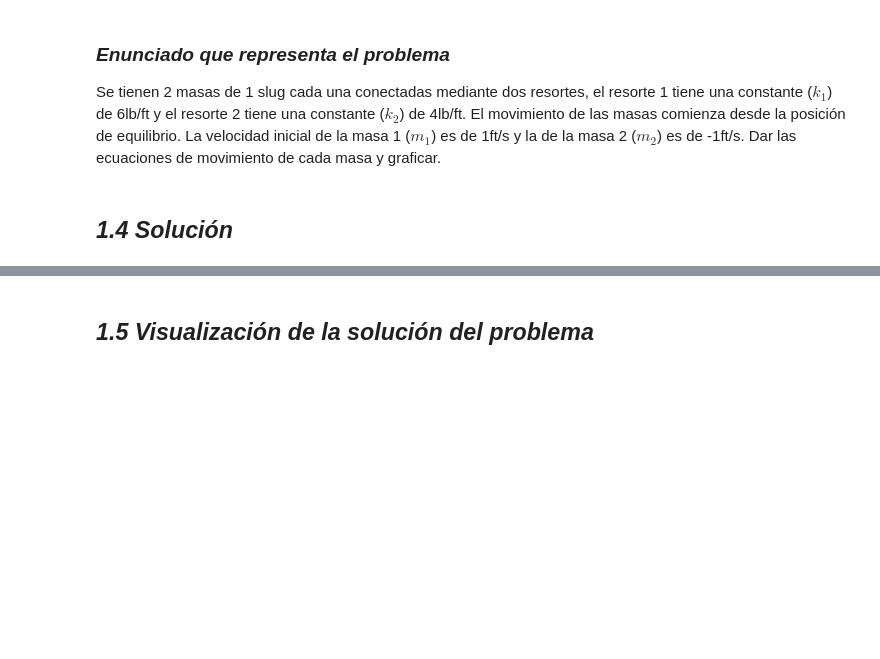
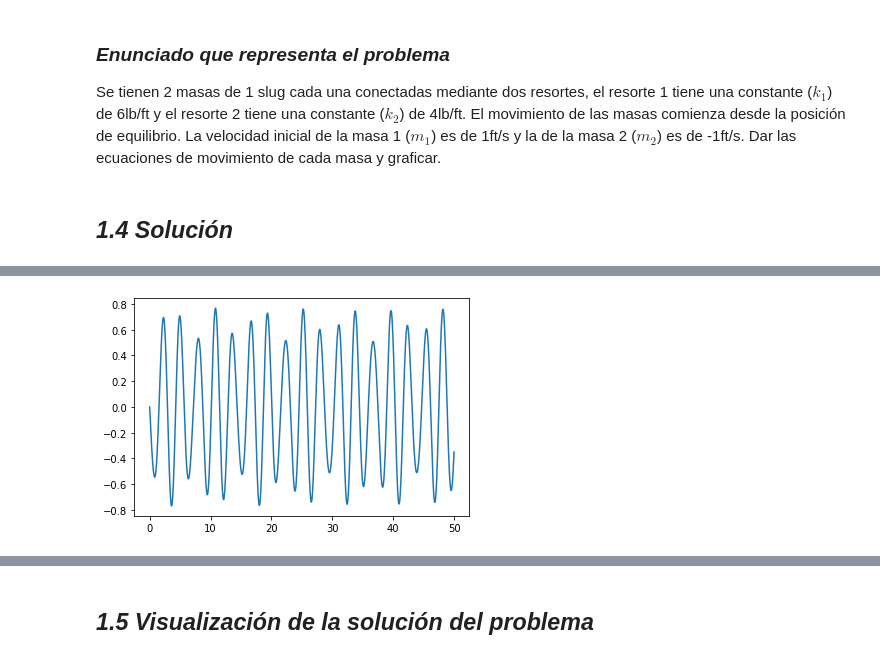
Before and after one commit to JabberTheWock/Proyecto_modulo3, a Jupyter notebook: PM3_HernandezR_MorenoH_CastellanosM.ipynb, the cells around one changed output, grey strips where cells are left out. Cells and saved outputs as stored; diff of their text form; code cells hidden in the pictures; blank space fills up the shorter version.

```diff
--- a/PM3_HernandezR_MorenoH_CastellanosM.ipynb
+++ b/PM3_HernandezR_MorenoH_CastellanosM.ipynb
@@ -76,0 +77,5 @@ X1
+# %%
+#Graficando la ecuación de x1
+plt.plot(t,x[:,1]);
+# %% [output]
+[figure, added]
```
Also changed, not shown: parts of 12 cells of this notebook.
